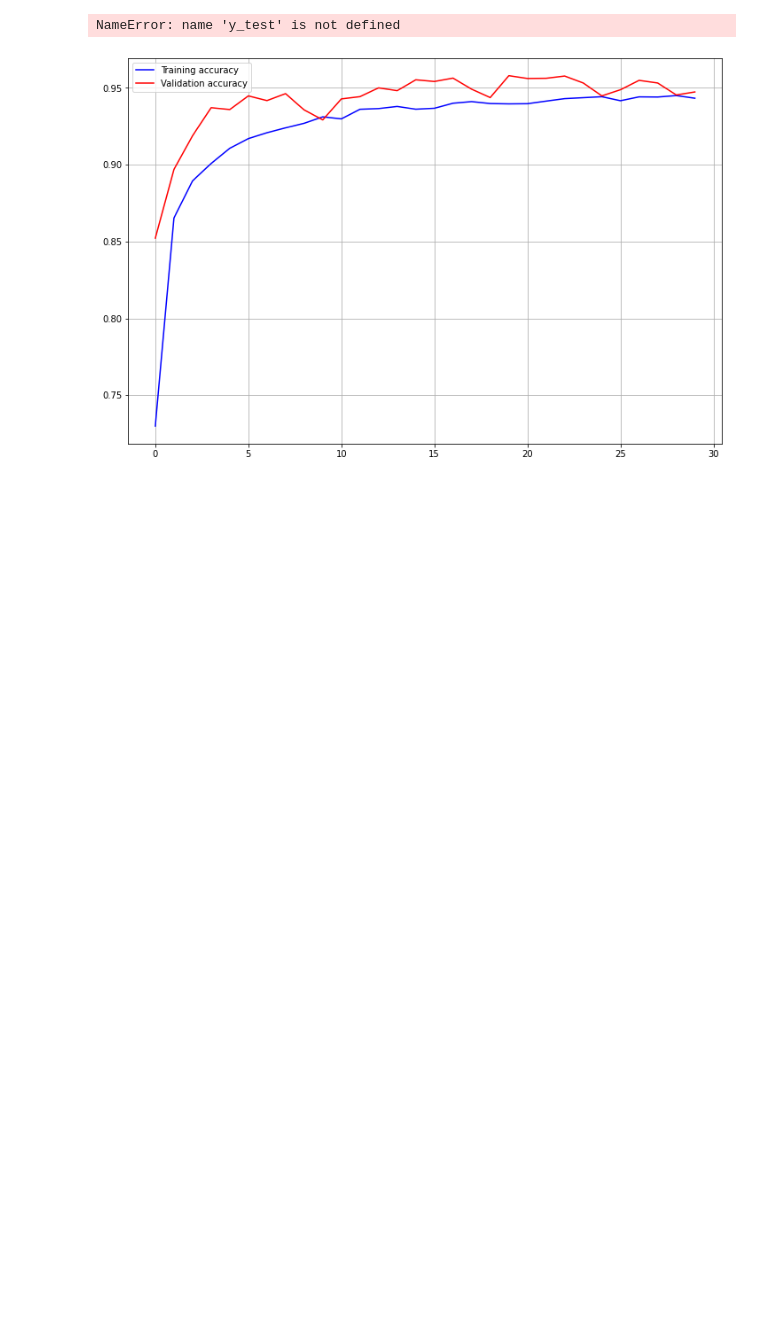
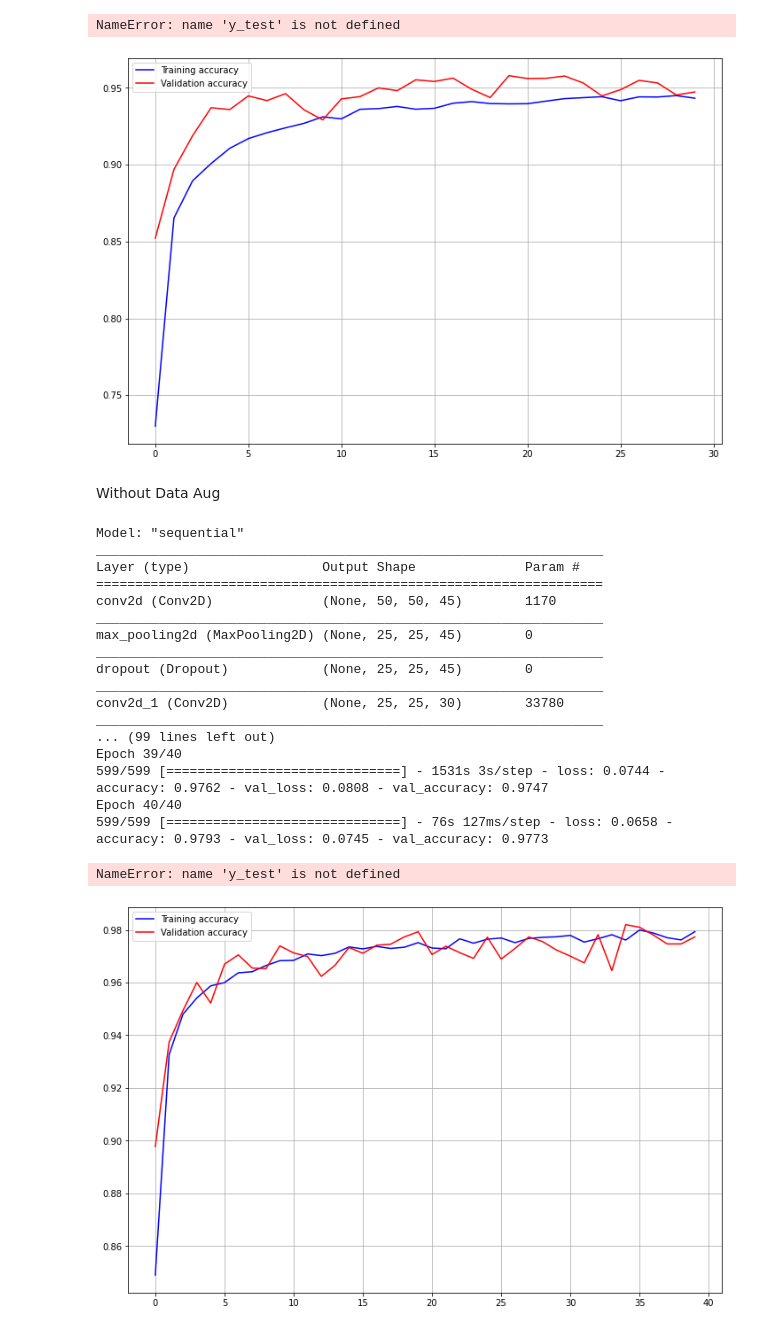
Before and after one commit to mallen-11/math-problem-solver, a Jupyter notebook: Notebooks/Letters, Digits, Math Operators Model.ipynb, the cells around one changed output. Cells and saved outputs as stored; diff of their text form; code cells hidden in the pictures; blank space fills up the shorter version.

```diff
--- a/Notebooks/Letters, Digits, Math Operators Model.ipynb
+++ b/Notebooks/Letters, Digits, Math Operators Model.ipynb
@@ -271,3 +273,27 @@ Epoch 30/30
 599/599 [==============================] - 74s 124ms/step - loss: 0.1780 - accuracy: 0.9433 - val_loss: 0.1691 - val_accuracy: 0.9474
 NameError: name 'y_test' is not defined
 [figure]
+# %% [markdown]
+Without Data Aug
+# %%
+build_model(conv_layers=3, pool_layers=3, epochs=40, X_train=X_train, y_train=y_train, k=5)
+# %% [output]
+Model: "sequential"
+_________________________________________________________________
+Layer (type)                 Output Shape              Param #
+=================================================================
+conv2d (Conv2D)              (None, 50, 50, 45)        1170
+_________________________________________________________________
+max_pooling2d (MaxPooling2D) (None, 25, 25, 45)        0
+_________________________________________________________________
+dropout (Dropout)            (None, 25, 25, 45)        0
+_________________________________________________________________
+conv2d_1 (Conv2D)            (None, 25, 25, 30)        33780
+_________________________________________________________________
+... (99 lines left out)
+Epoch 39/40
+599/599 [==============================] - 1531s 3s/step - loss: 0.0744 - accuracy: 0.9762 - val_loss: 0.0808 - val_accuracy: 0.9747
+Epoch 40/40
+599/599 [==============================] - 76s 127ms/step - loss: 0.0658 - accuracy: 0.9793 - val_loss: 0.0745 - val_accuracy: 0.9773
+NameError: name 'y_test' is not defined
+[figure, added]
```
Also changed, not shown: parts of 2 cells of this notebook.
